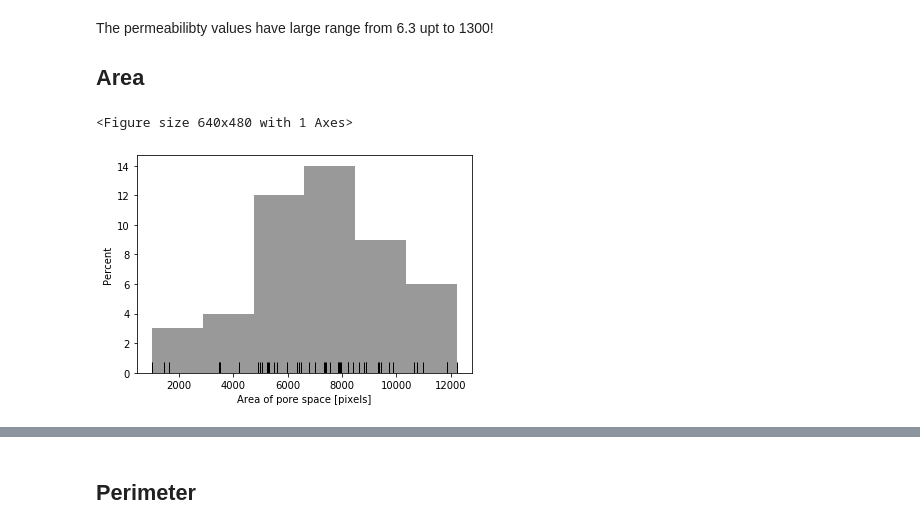
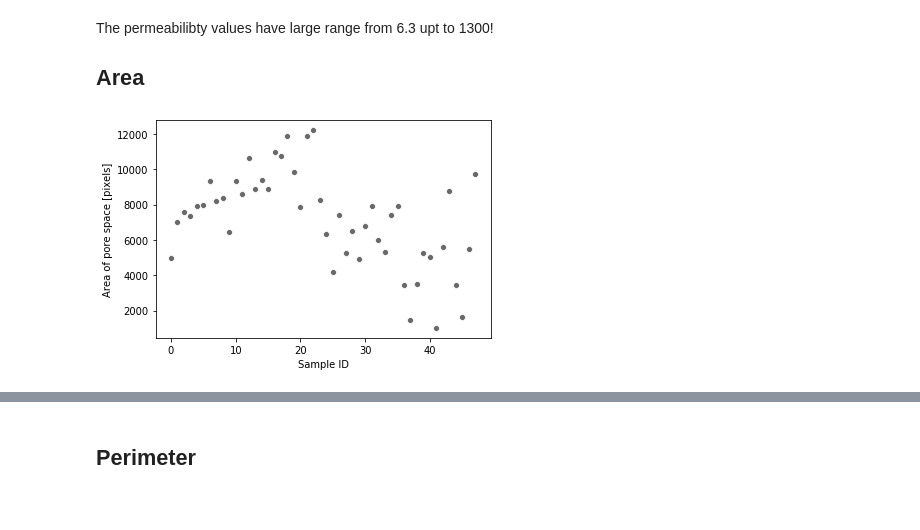
Before and after one commit to ChristianHallerX/DataScienceProjects, a Jupyter notebook: BP_Reservoir_Permeability.ipynb, the cells around one changed output, grey strips where cells are left out. Cells and saved outputs as stored; diff of their text form; code cells hidden in the pictures.

```diff
--- a/BP_Reservoir_Permeability.ipynb
+++ b/BP_Reservoir_Permeability.ipynb
@@ -66,17 +97,10 @@ The permeabilibty values have large range from 6.3 upt to 1300!
 # %%
 import matplotlib.pyplot as plt
 import seaborn as sns
 
-sns.scatterplot(x=rock_df.index, y="area", data=rock_df, color="black")
+sns.scatterplot(x=rock_df.index, y="area", data=rock_df, color="dimgray")
 plt.xlabel("Sample ID")
 plt.ylabel("Area of pore space [pixels]")
 plt.show()
 # %% [output]
-<Figure size 640x480 with 1 Axes>
+[figure, added]
-# %%
-sns.distplot(rock_df.area, kde=False, color="black", rug=True)
-plt.xlabel("Area of pore space [pixels]")
-plt.ylabel("Percent")
-plt.show()
-# %% [output]
-[figure, removed]
```
Also changed, not shown: parts of 19 cells of this notebook.
